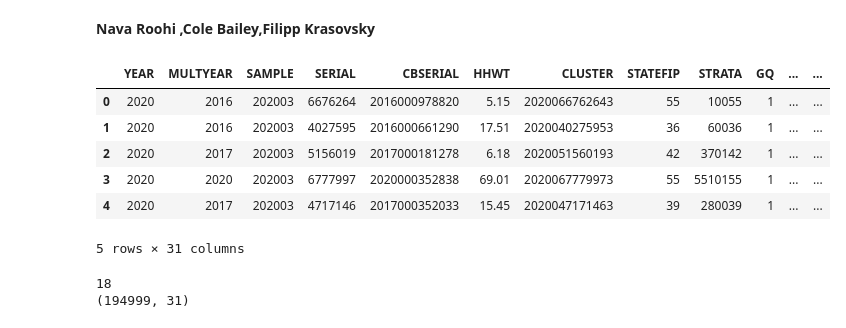
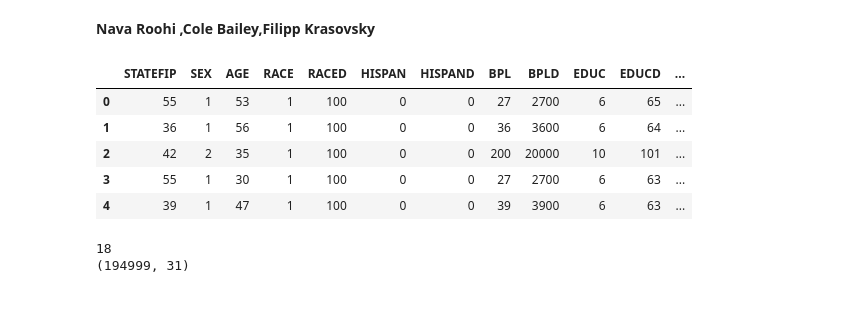
Before and after one commit to kayfilipp/HigherME, a Jupyter notebook: census_data/census_EDA.ipynb, the cells around one changed output. Saved outputs shown, nothing was run; the diff lists cells and outputs as text; code cells hidden in the pictures.

```diff
--- a/census_data/census_EDA.ipynb
+++ b/census_data/census_EDA.ipynb
@@ -12,16 +12,27 @@ warnings.filterwarnings("ignore")
 # %%
 #exclude minors and those not in labor force
 df = pd.read_csv("df_stratified_2.csv")
-#df = pd.read_csv("usa_00006.csv").query("AGE >= 18").query("EMPSTAT != 3") #exclude those not in labor force
+df = df.drop(columns=[
+    'YEAR'
+    ,'MULTYEAR'
+    ,'SAMPLE'
+    ,'SERIAL'
+    ,'CBSERIAL'
+    ,'HHWT'
+    ,'CLUSTER'
+    ,'GQ'
+    ,'STRATA'
+    ,'PERNUM'
+    ,'PERWT'
+])
 df.head()
 # %% [output]
-|  | YEAR | MULTYEAR | SAMPLE | SERIAL | CBSERIAL | HHWT | CLUSTER | STATEFIP | STRATA | GQ | ... | ... |
-| 0 | 2020 | 2016 | 202003 | 6676264 | 2016000978820 | 5.15 | 2020066762643 | 55 | 10055 | 1 | ... | ... |
-| 1 | 2020 | 2016 | 202003 | 4027595 | 2016000661290 | 17.51 | 2020040275953 | 36 | 60036 | 1 | ... | ... |
-| 2 | 2020 | 2017 | 202003 | 5156019 | 2017000181278 | 6.18 | 2020051560193 | 42 | 370142 | 1 | ... | ... |
-| 3 | 2020 | 2020 | 202003 | 6777997 | 2020000352838 | 69.01 | 2020067779973 | 55 | 5510155 | 1 | ... | ... |
-| 4 | 2020 | 2017 | 202003 | 4717146 | 2017000352033 | 15.45 | 2020047171463 | 39 | 280039 | 1 | ... | ... |
+|  | STATEFIP | SEX | AGE | RACE | RACED | HISPAN | HISPAND | BPL | BPLD | EDUC | EDUCD | ... |
+| 0 | 55 | 1 | 53 | 1 | 100 | 0 | 0 | 27 | 2700 | 6 | 65 | ... |
+| 1 | 36 | 1 | 56 | 1 | 100 | 0 | 0 | 36 | 3600 | 6 | 64 | ... |
+| 2 | 42 | 2 | 35 | 1 | 100 | 0 | 0 | 200 | 20000 | 10 | 101 | ... |
+| 3 | 55 | 1 | 30 | 1 | 100 | 0 | 0 | 27 | 2700 | 6 | 63 | ... |
+| 4 | 39 | 1 | 47 | 1 | 100 | 0 | 0 | 39 | 3900 | 6 | 63 | ... |
-5 rows × 31 columns
 # %%
 #sanity check to make sure our age is above 18
 print(df['AGE'].min())
```
